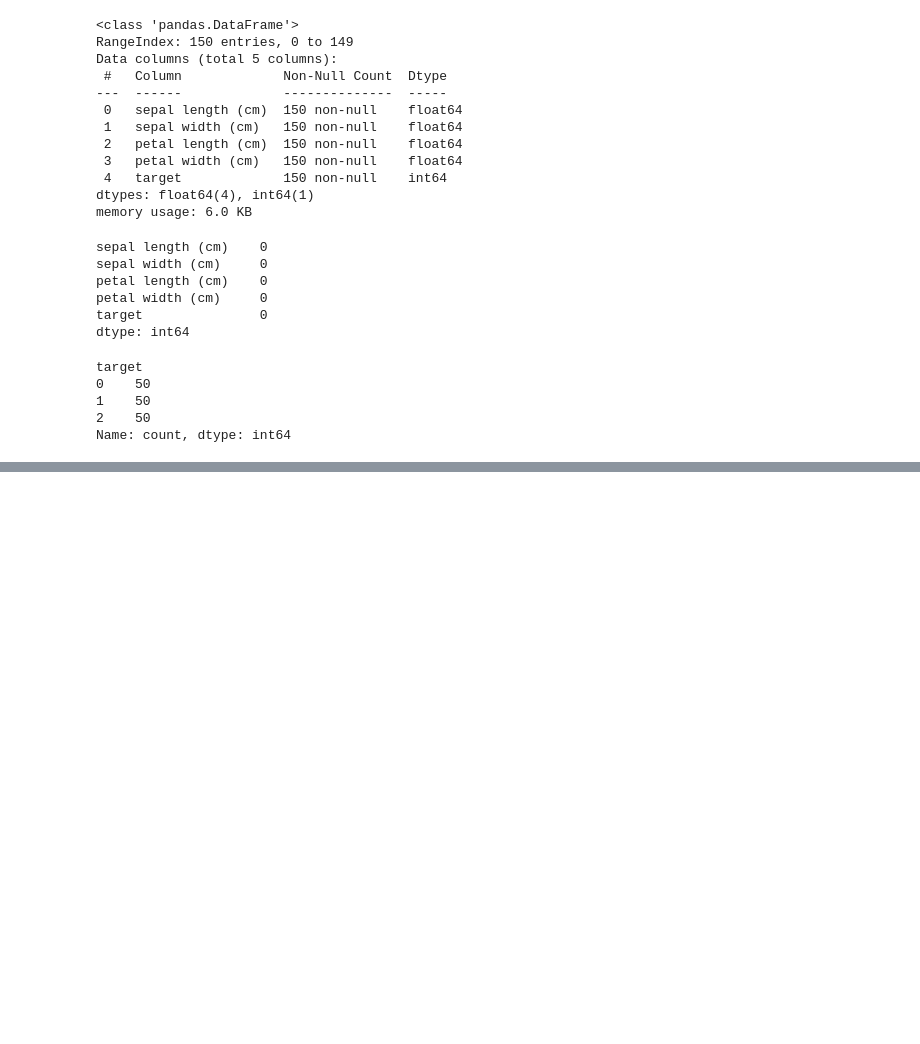
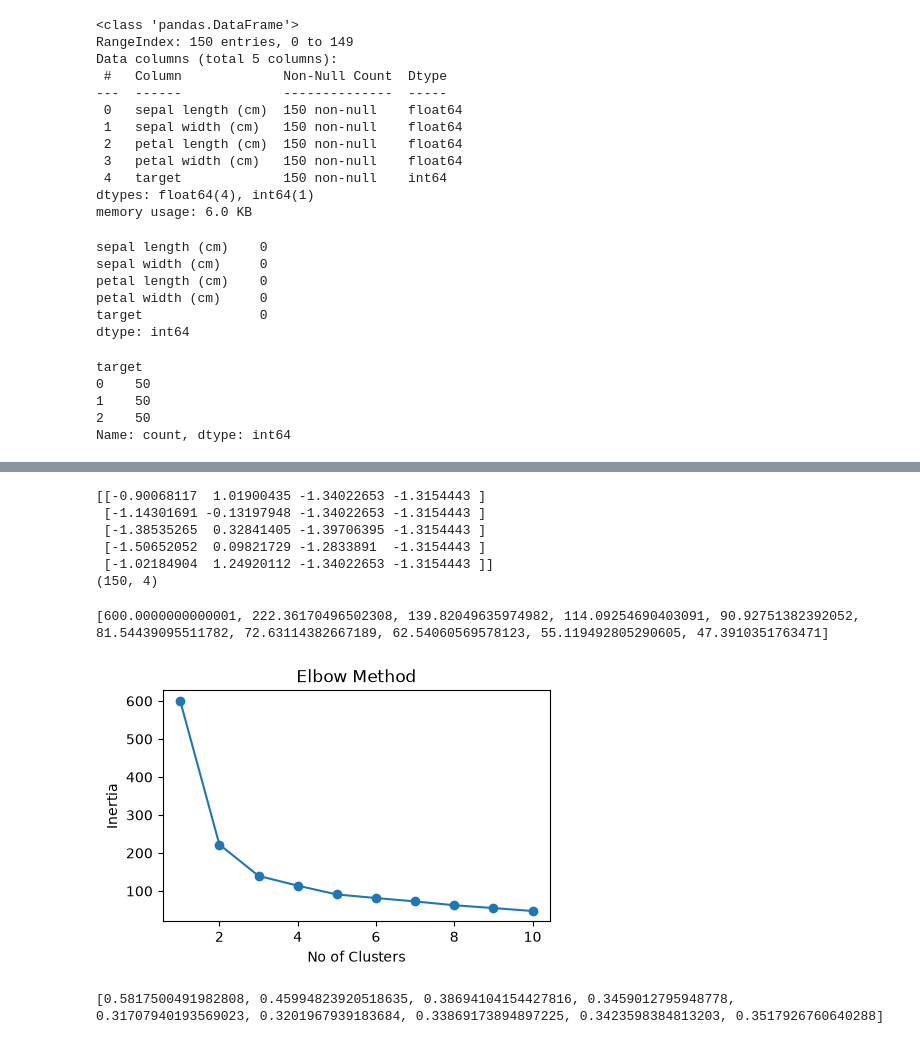
Before and after one commit to hemant237/Fastapi-project, a Jupyter notebook: practice/KmeansClustering/KMeans.ipynb, the cells around one changed output, grey strips where cells are left out. Drawn from its saved outputs; the diff is of its cells as text; code cells hidden in the pictures; blank space fills up the shorter version.

Commit message:
Kmeans

```diff
--- a/practice/KmeansClustering/KMeans.ipynb
+++ b/practice/KmeansClustering/KMeans.ipynb
@@ -70,3 +82,69 @@ from sklearn.preprocessing import StandardScaler
 scaler=StandardScaler()
 
 X_scaled = scaler.fit_transform(X)
+
+print(X_scaled[:5])
+print(X_scaled.shape)
+# %% [output]
+[[-0.90068117  1.01900435 -1.34022653 -1.3154443 ]
+ [-1.14301691 -0.13197948 -1.34022653 -1.3154443 ]
+ [-1.38535265  0.32841405 -1.39706395 -1.3154443 ]
+ [-1.50652052  0.09821729 -1.2833891  -1.3154443 ]
+ [-1.02184904  1.24920112 -1.34022653 -1.3154443 ]]
+(150, 4)
+# %%
+from sklearn.cluster import KMeans
+
+inertia= []
+
+for k in range(1,11):
+    kmeans = KMeans(
+        n_clusters=k,
+        init = "k-means++",
+        n_init = 10,
+        random_state=42
+    )
+
+    kmeans.fit(X_scaled)
+
+    inertia.append(kmeans.inertia_)
+# %%
+print(inertia)
+# %% [output]
+[600.0000000000001, 222.36170496502308, 139.82049635974982, 114.09254690403091, 90.92751382392052, 81.54439095511782, 72.63114382667189, 62.54060569578123, 55.119492805290605, 47.3910351763471]
+# %%
+import matplotlib.pyplot as plt
+
+plt.figure(figsize=(5,3))
+
+plt.plot(range(1,11),inertia,marker='o')
+
+plt.xlabel("No of Clusters")
+plt.ylabel("Inertia")
+plt.title("Elbow Method")
+
+plt.show()
+# %% [output]
+[figure, added]
+# %%
+from sklearn.metrics import silhouette_score
+
+silhouette_scores=[]
+
+for k in range(2,11):
+    kmeans = KMeans(
+        n_clusters=k,
+        init="k-means++",
+        n_init=10,
+        random_state=42
+    )
+
+    label = kmeans.fit_predict(X_scaled)
+
+    score = silhouette_score(X_scaled,label)
+
+    silhouette_scores.append(score)
+
+print(silhouette_scores)
+# %% [output]
+[0.5817500491982808, 0.45994823920518635, 0.38694104154427816, 0.3459012795948778, 0.31707940193569023, 0.3201967939183684, 0.33869173894897225, 0.3423598384813203, 0.3517926760640288]
```
Also changed, not shown: parts of 3 cells of this notebook.
